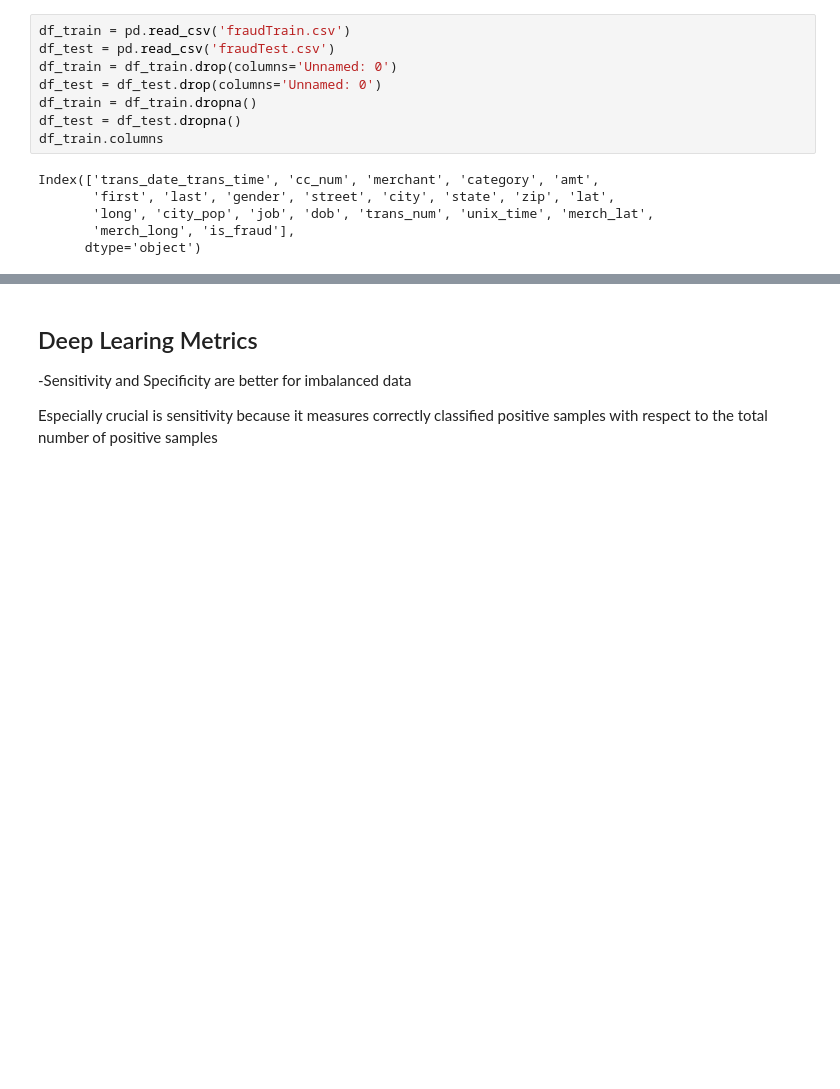
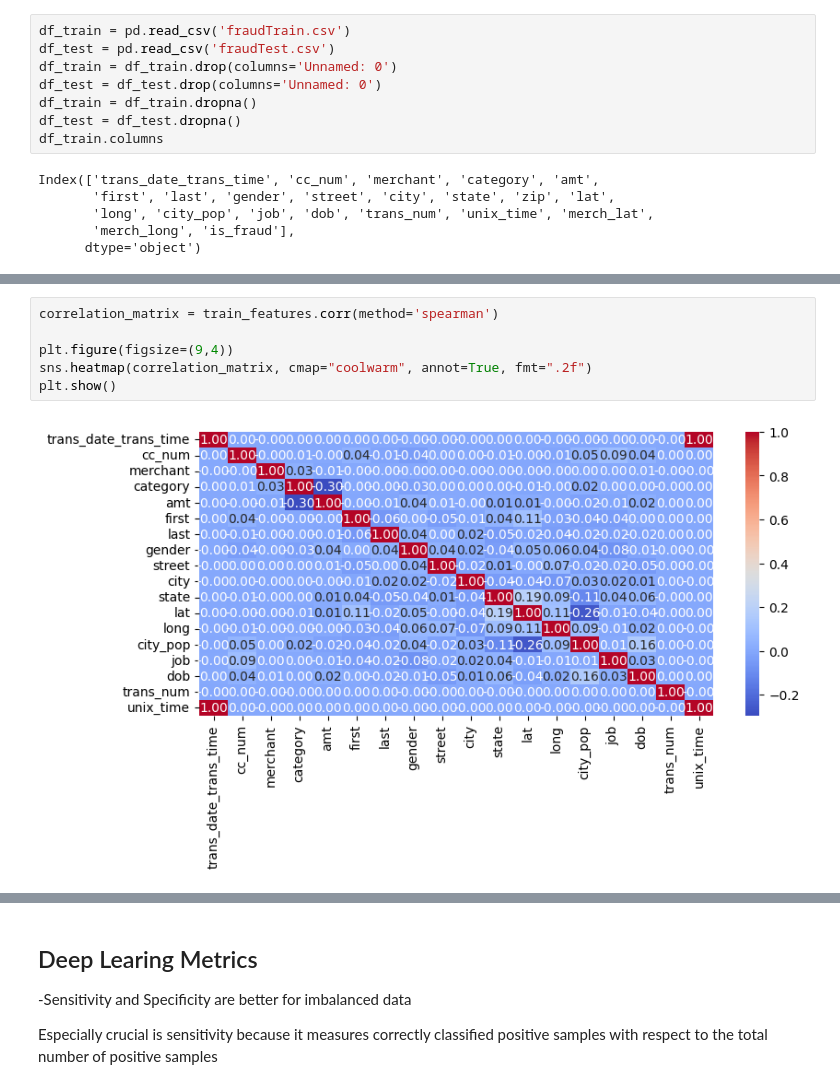
Before and after one commit to PatrickDabkowski/Fraud_Detection, a Jupyter notebook: Model.ipynb, the cells around one changed output, grey strips where cells are left out. Drawn from its saved outputs; the diff is of its cells as text; blank space fills up the shorter version.

```diff
--- a/Model.ipynb
+++ b/Model.ipynb
@@ -58,0 +84,8 @@ features number:  21
+# %%
+correlation_matrix = train_features.corr(method='spearman')
+
+plt.figure(figsize=(9,4))
+sns.heatmap(correlation_matrix, cmap="coolwarm", annot=True, fmt=".2f")
+plt.show()
+# %% [output]
+[figure, added]
```
Also changed, not shown: parts of 16 cells of this notebook.
